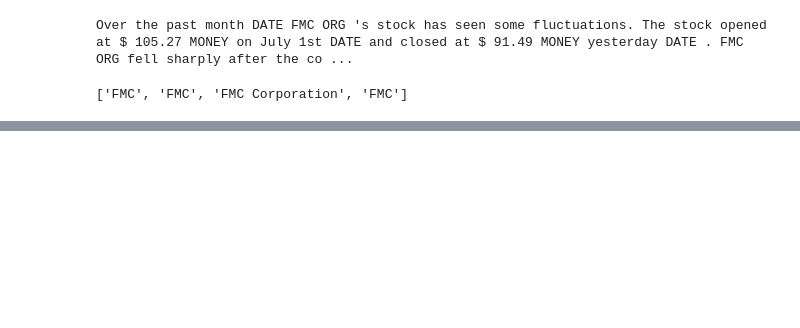
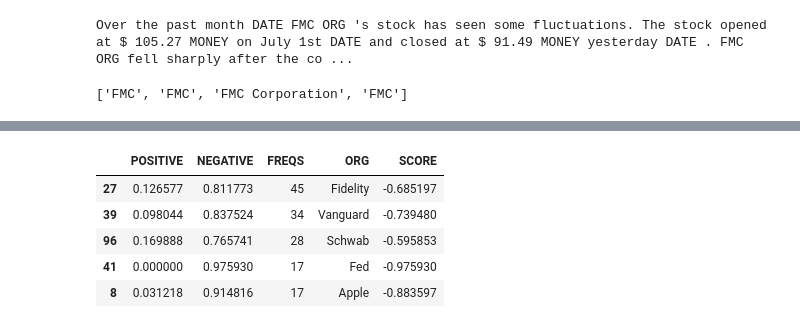
Before and after one commit to BetikuOluwatobi/ReddiTagger, a Jupyter notebook: ner_notebook.ipynb, the cells around one changed output, grey strips where cells are left out. Cells and saved outputs as stored; diff of their text form; code cells hidden in the pictures; blank space fills up the shorter version.

```diff
--- a/ner_notebook.ipynb
+++ b/ner_notebook.ipynb
@@ -90,0 +171,28 @@ Token indices sequence length is longer than the specified maximum sequence leng
+# %%
+distributions = {}
+for _,row in df.iterrows():
+    direction = row['sentiment'][0]
+    score = row['sentiment'][1]
+    for org in row['organization']:
+        distributions[org] = distributions.get(org, {"POSITIVE":[], "NEGATIVE": [], "FREQS": 0, "ORG": org})
+        distributions[org][direction].append(score)
+        distributions[org]['FREQS'] += 1
+# %%
+for key in distributions.keys():
+    distributions[key]['POSITIVE'] = sum(distributions[key]['POSITIVE'])/distributions[key]["FREQS"]
+    distributions[key]['NEGATIVE'] = sum(distributions[key]['NEGATIVE'])/distributions[key]["FREQS"]
+    distributions[key]['SCORE'] = distributions[key]['POSITIVE'] - distributions[key]['NEGATIVE']
+# %%
+df_score = pd.DataFrame(list(distributions.values()))
+# %%
+df_score_sorted = df_score.sort_values('FREQS',ascending=False)
+# %%
+pd.set_option('display.max_colwidth', None)
+df_score_sorted.head()
+# %% [output]
+|  | POSITIVE | NEGATIVE | FREQS | ORG | SCORE |
+| 27 | 0.126577 | 0.811773 | 45 | Fidelity | -0.685197 |
+| 39 | 0.098044 | 0.837524 | 34 | Vanguard | -0.739480 |
+| 96 | 0.169888 | 0.765741 | 28 | Schwab | -0.595853 |
+| 41 | 0.000000 | 0.975930 | 17 | Fed | -0.975930 |
+| 8 | 0.031218 | 0.914816 | 17 | Apple | -0.883597 |
```
Also changed, not shown: parts of 17 cells of this notebook, 1 other file.
